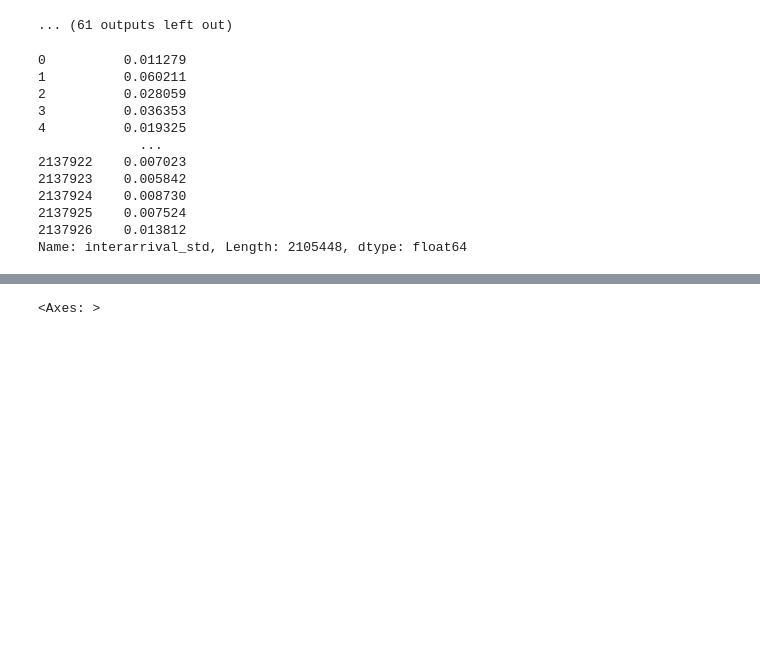
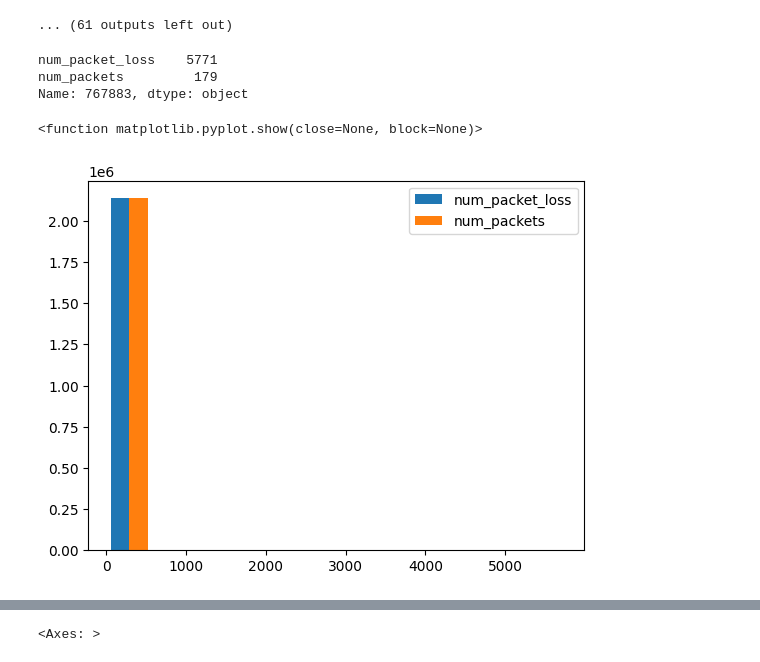
Before and after one commit to PeshX/ML4N_RTP_Project, a Jupyter notebook: Script1.ipynb, the cells around one changed output, grey strips where cells are left out. Drawn from its saved outputs; the diff is of its cells as text; code cells hidden in the pictures; blank space fills up the shorter version.

```diff
--- a/Script1.ipynb
+++ b/Script1.ipynb
@@ -124,18 +110,18 @@ for i in stat_feat:
 [figure]
 [figure]
 ... (61 outputs left out)
-# %%
-df[array_1]['interarrival_std']
-# %% [output]
-0          0.011279
-1          0.060211
-2          0.028059
-3          0.036353
-4          0.019325
-             ...
-2137922    0.007023
-2137923    0.005842
-2137924    0.008730
-2137925    0.007524
-2137926    0.013812
-Name: interarrival_std, Length: 2105448, dtype: float64
+# %%
+max_loss=df_lossy['num_packet_loss'].max()
+df_lossy.loc[767883,['num_packet_loss','num_packets']]
+# %% [output]
+num_packet_loss    5771
+num_packets         179
+Name: 767883, dtype: object
+# %%
+plt.figure()
+plt.hist([np.array(df['num_packet_loss']), np.array(df['num_packets'])])
+plt.legend(['num_packet_loss','num_packets'])
+plt.show
+# %% [output]
+<function matplotlib.pyplot.show(close=None, block=None)>
+[figure, added]
```
Also changed, not shown: parts of 10 cells of this notebook.
